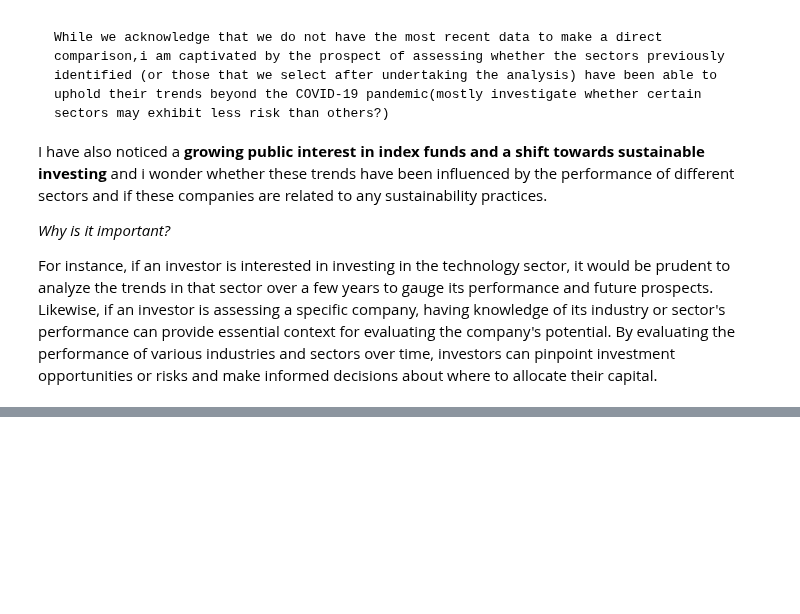
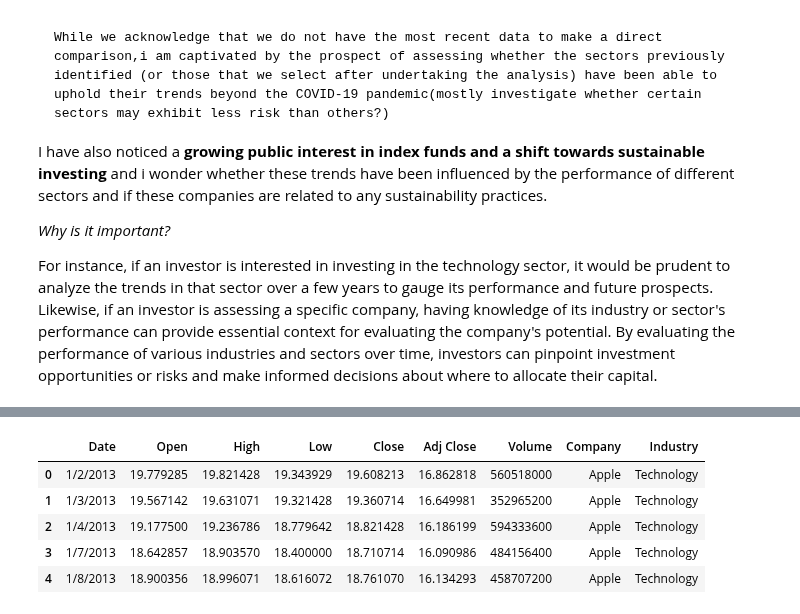
Before and after one commit to ubco-W2022T2-data301/Group35, a Jupyter notebook: analysis/analysis1.ipynb, the cells around one changed output, grey strips where cells are left out. Cells and saved outputs as stored; diff of their text form; code cells hidden in the pictures; blank space fills up the shorter version.

```diff
--- a/analysis/analysis1.ipynb
+++ b/analysis/analysis1.ipynb
@@ -68,0 +125,42 @@ ValueError: Length of values (30) does not match length of index (73483)
+# %%
+import pandas as pd
+
+# Load data from the merged data in processed file
+df = pd.read_csv('../data/processed/Merged.csv')
+
+# Define list for company column
+list = [["Apple"]*2518, ["AMD"]*2518, ["Amazon"]*2518, ["Activision"]*2518, ["Alibaba"]*2030,
+      ["Bank of America"]*2518, ["Salesforce"]*2518, ["Cisco"]*2518, ["Disney"]*2518, ["EA"]*2518,
+      ["Ford"]*2518, ["Google"]*2518, ["Intel"]*2518, ["JP Morgan"]*2518, ["CocoCola"]*2518,
+      ["McDonalds"]*2518, ["Meta"]*2518, ["Microsoft"]*2518, ["Match"]*2518, ["Netflix"]*2518,
+      ["Nvidia"]*2518, ["Pfizer"]*2518, ["Paypal"]*1887, ["AT & T"]*2518, ["Tesla"]*2518,
+      ["Trade Desk"]*1580, ["Walmart"]*2518, ["Exxon"]*2518, ["Yelp"]*2518, ["Zillow Group"]*2518]
+
+# Make a new column for company
+companies = []
+for i in list:
+    for k in i:
+        companies.append(k)
+df['Company'] = companies
+
+# Define dictionary for industries
+industries = {"Apple": "Technology", "AMD": "Technology", "Amazon": "Retail", "Activision": "Gaming",
+              "Alibaba": "Retail", "Bank of America": "Finance", "Salesforce": "Technology", "Cisco": "Technology",
+              "Disney": "Entertainment", "EA": "Gaming", "Ford": "Automotive", "Google": "Technology",
+              "Intel": "Technology", "JP Morgan": "Finance", "CocoCola": "Beverage", "McDonalds": "Fast Food",
+              "Meta": "Technology", "Microsoft": "Technology", "Match": "Online Dating", "Netflix": "Entertainment",
+              "Nvidia": "Technology", "Pfizer": "Pharmaceuticals", "Paypal": "Finance", "AT & T": "Telecommunications",
+              "Tesla": "Automotive", "Trade Desk": "Advertising", "Walmart": "Retail", "Exxon": "Oil and Gas",
+              "Yelp": "Technology", "Zillow Group": "Real Estate"}
+
+# Add a new column for industry since i will be looking at these stocks within the indusrties as well
+df['Industry'] = df['Company'].map(industries)
+
+df.head()
+# %% [output]
+|  | Date | Open | High | Low | Close | Adj Close | Volume | Company | Industry |
+| 0 | 1/2/2013 | 19.779285 | 19.821428 | 19.343929 | 19.608213 | 16.862818 | 560518000 | Apple | Technology |
+| 1 | 1/3/2013 | 19.567142 | 19.631071 | 19.321428 | 19.360714 | 16.649981 | 352965200 | Apple | Technology |
+| 2 | 1/4/2013 | 19.177500 | 19.236786 | 18.779642 | 18.821428 | 16.186199 | 594333600 | Apple | Technology |
+| 3 | 1/7/2013 | 18.642857 | 18.903570 | 18.400000 | 18.710714 | 16.090986 | 484156400 | Apple | Technology |
+| 4 | 1/8/2013 | 18.900356 | 18.996071 | 18.616072 | 18.761070 | 16.134293 | 458707200 | Apple | Technology |
```
Also changed, not shown: parts of 10 cells of this notebook, 3 other files.
